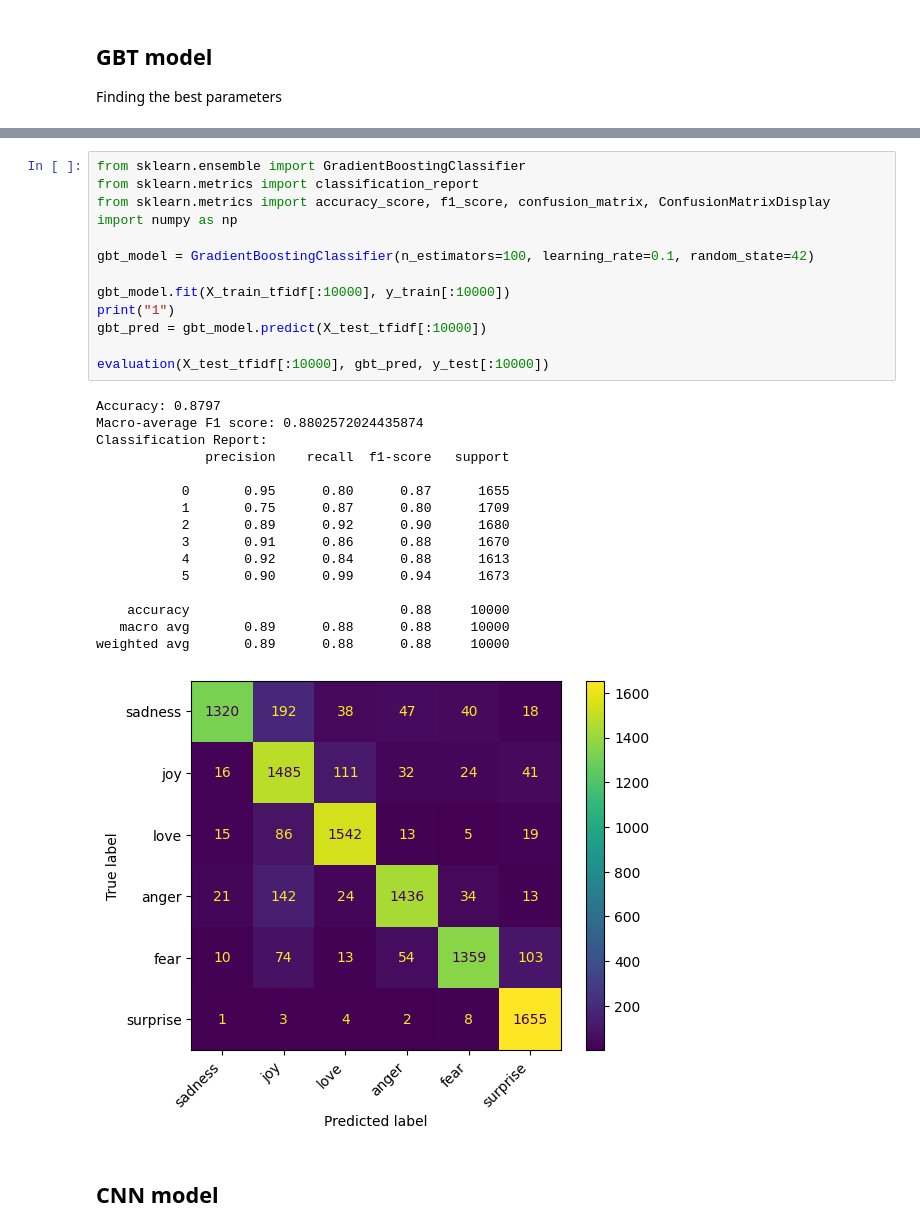
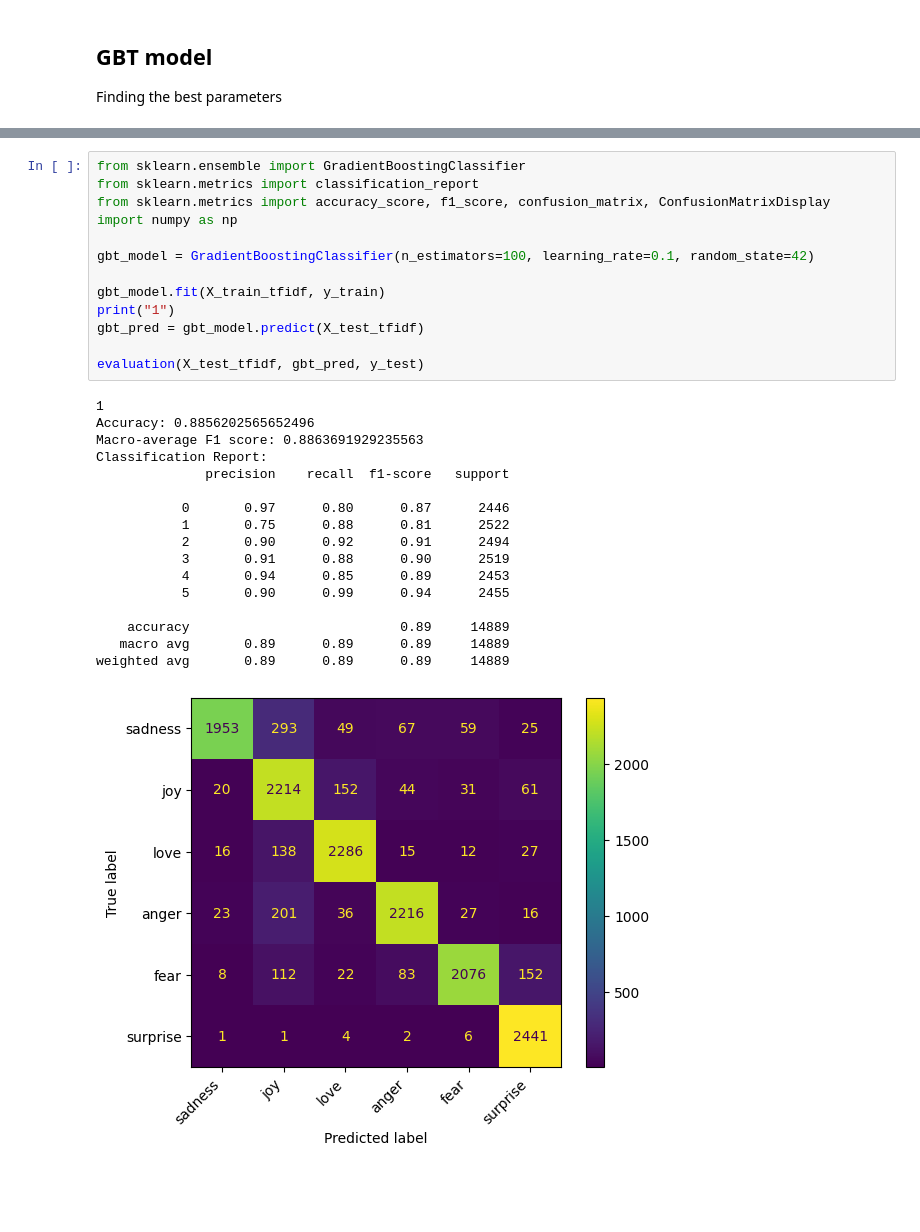
Before and after one commit to MilicaObradovic/EmotionClassification, a Jupyter notebook: emotion_classification_text.ipynb, the cells around one changed output, grey strips where cells are left out. Drawn from its saved outputs; the diff is of its cells as text; blank space fills up the shorter version.

```diff
--- a/emotion_classification_text.ipynb
+++ b/emotion_classification_text.ipynb
@@ -311,32 +305,31 @@ evaluation(X_test_tfidf[:1000], val_predictions, y_test[:1000])
 # %%
 from sklearn.ensemble import GradientBoostingClassifier
 from sklearn.metrics import classification_report
 from sklearn.metrics import accuracy_score, f1_score, confusion_matrix, ConfusionMatrixDisplay
 import numpy as np
 
 gbt_model = GradientBoostingClassifier(n_estimators=100, learning_rate=0.1, random_state=42)
 
-gbt_model.fit(X_train_tfidf[:10000], y_train[:10000])
+gbt_model.fit(X_train_tfidf, y_train)
 print("1")
-gbt_pred = gbt_model.predict(X_test_tfidf[:10000])
+gbt_pred = gbt_model.predict(X_test_tfidf)
 
-evaluation(X_test_tfidf[:10000], gbt_pred, y_test[:10000])
+evaluation(X_test_tfidf, gbt_pred, y_test)
 # %% [output]
-Accuracy: 0.8797
-Macro-average F1 score: 0.8802572024435874
+1
+Accuracy: 0.8856202565652496
+Macro-average F1 score: 0.8863691929235563
 Classification Report:
               precision    recall  f1-score   support
 
-           0       0.95      0.80      0.87      1655
-           1       0.75      0.87      0.80      1709
-           2       0.89      0.92      0.90      1680
-           3       0.91      0.86      0.88      1670
-           4       0.92      0.84      0.88      1613
-           5       0.90      0.99      0.94      1673
+           0       0.97      0.80      0.87      2446
+           1       0.75      0.88      0.81      2522
+           2       0.90      0.92      0.91      2494
+           3       0.91      0.88      0.90      2519
+           4       0.94      0.85      0.89      2453
+           5       0.90      0.99      0.94      2455
 
-    accuracy                           0.88     10000
-   macro avg       0.89      0.88      0.88     10000
-weighted avg       0.89      0.88      0.88     10000
+    accuracy                           0.89     14889
+   macro avg       0.89      0.89      0.89     14889
+weighted avg       0.89      0.89      0.89     14889
-[figure, old version]
+[figure, new version]
-# %% [markdown]
-## CNN model
```
Also changed, not shown: parts of 5 cells of this notebook, 1 other file.
